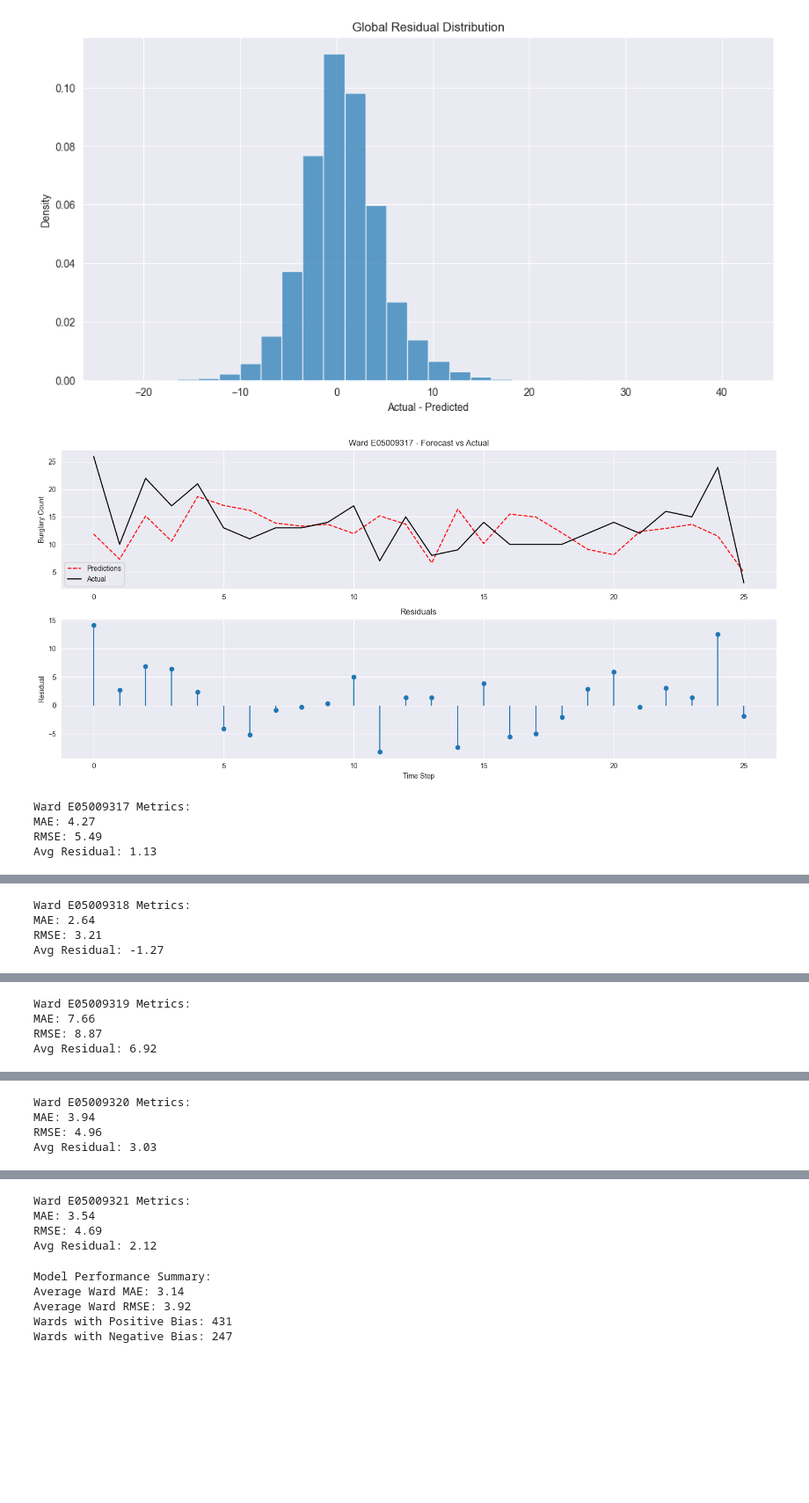
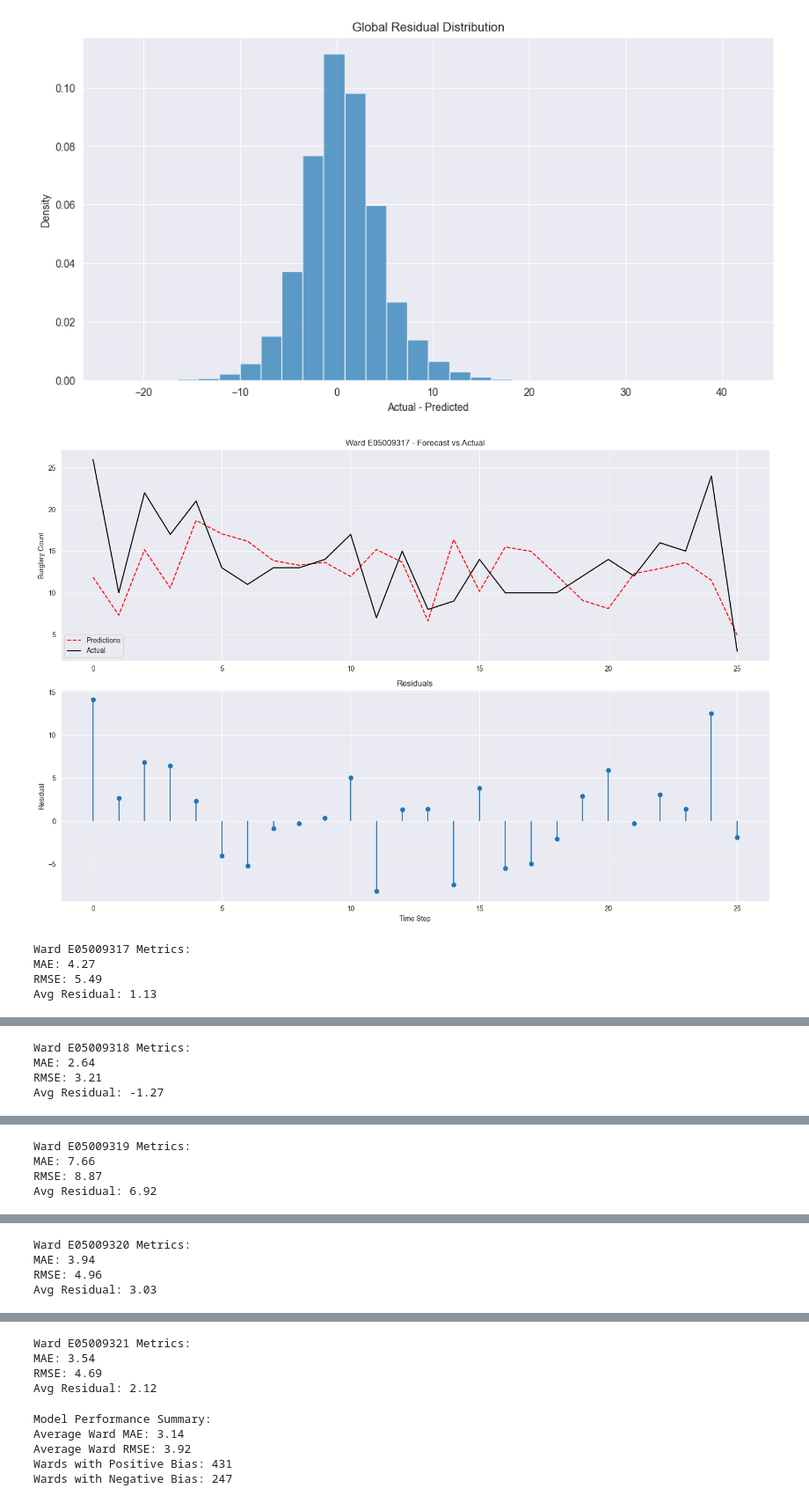
Before and after one commit to EvatsugDnalloR/MD_CBL-Group_2, a Jupyter notebook: spatial_allocation_wards.ipynb, the cells around one changed output, grey strips where cells are left out. Shown at 88% size. Drawn from its saved outputs; the diff is of its cells as text; code cells hidden in the pictures; blank space fills up the shorter version.

```diff
--- a/spatial_allocation_wards.ipynb
+++ b/spatial_allocation_wards.ipynb
@@ -61,11 +60,14 @@ def analyze_ward(args):
 
         if ward_df.isnull().values.any():
             print(f"{ward_code} has NaN values")
-            ward_df.fillna(method='ffill', inplace=True)  # Forward-fill missing values
+            # ward_df.fillna(method='ffill', inplace=True)  # Forward-fill missing values
+            ward_df.ffill(inplace=True)
             # ward_df.fillna(method='bfill', inplace=True)  # Back-fill as a fallback
 
         # Filter wards with sufficient history
         if len(ward_df) < TEST_MONTHS * 2:
+            print(f"{ward_code} has insufficient data")
+            print(ward_df)
             return None
 
         # Split data
@@ -177,43 +179,36 @@ Positive Residuals: 55.2%
 def plot_ward_diagnostics(result):
     """Visualize model performance for a single ward"""
     plt.figure(figsize=(15, 10))
 
     # Time series plot
-    plt.subplot(3, 1, 1)
+    plt.subplot(2, 1, 1)
     plt.plot(result['predicted'], 'r--', label='Predictions')
     plt.plot(result['actual'], 'k-', label='Actual')
     plt.title(f"Ward {result['ward_code']} - Forecast vs Actual")
     plt.ylabel('Burglary Count')
     plt.legend()
     plt.grid(True)
 
     # Residual plot
-    plt.subplot(3, 1, 2)
+    plt.subplot(2, 1, 2)
     plt.stem(result['residuals'], basefmt=' ')
     plt.title('Residuals')
     plt.xlabel('Time Step')
     plt.ylabel('Residual')
     plt.grid(True)
-
-    # # ACF of residuals
-    # plt.subplot(3, 1, 3)
-    # plot_acf(result['residuals'], lags=20, alpha=0.05)
-    # plt.title('Residual Autocorrelation')
-    # plt.xlabel('Lag')
-    # plt.grid(True)
 
     plt.tight_layout()
     plt.show()
 
 # Generate diagnostics for first 5 wards
 for res in results[:5]:
     plot_ward_diagnostics(res)
     print(f"\nWard {res['ward_code']} Metrics:")
     print(f"MAE: {mean_absolute_error(res['actual'], res['predicted']):.2f}")
     print(f"RMSE: {np.sqrt(mean_squared_error(res['actual'], res['predicted'])):.2f}")
     print(f"Avg Residual: {np.mean(res['residuals']):.2f}\n")
 # %% [output]
-[figure, old version]
+[figure, new version]
 Ward E05009317 Metrics:
 MAE: 4.27
 RMSE: 5.49
```
Also changed, not shown: parts of 9 cells of this notebook, 2 other files.
